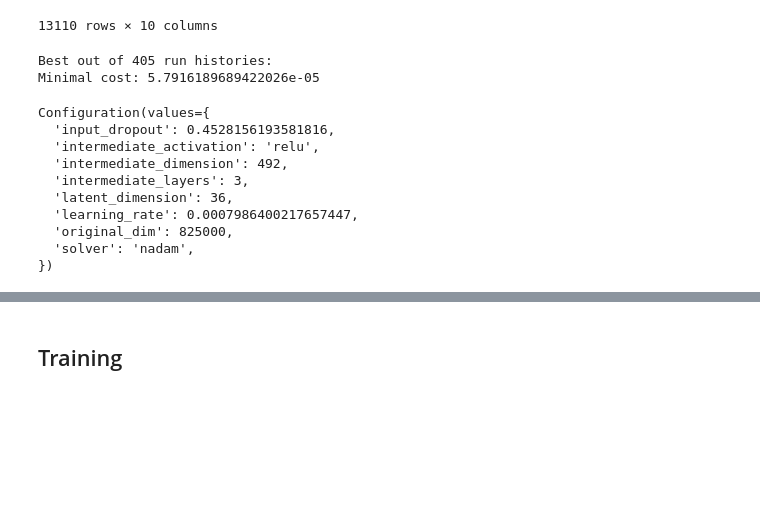
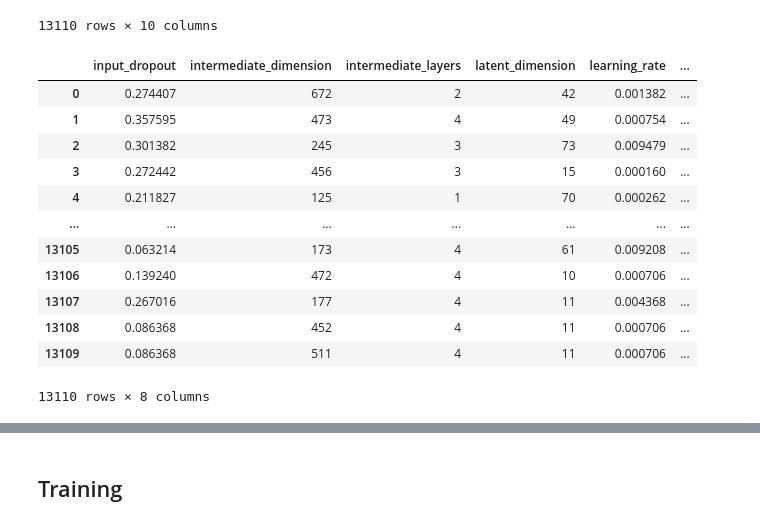
Before and after one commit to JosuaCarl/MStoML, a Jupyter notebook: skripts/VAE/VAE_interpret.ipynb, the cells around one changed output, grey strips where cells are left out. Cells and saved outputs as stored; diff of their text form; code cells hidden in the pictures; blank space fills up the shorter version.

```diff
--- a/skripts/VAE/VAE_interpret.ipynb
+++ b/skripts/VAE/VAE_interpret.ipynb
@@ -44,22 +46,3 @@ results
 | 13108 | 13108 | 9169 | {'input_dropout': 0.0863679618306... | NaN | 11.111111 | 209652396 | 1.189073 | 4.358716 | 1 | ... |
 | 13109 | 13109 | 9171 | {'input_dropout': 0.0863681132287... | NaN | 11.111111 | 209652396 | 1.133701 | 4.899192 | 1 | ... |
 13110 rows × 10 columns
-# %%
-runhistories = read_runhistories([outdir], skip_dirs=["log"])
-print(f"Best out of {len(runhistories)} run histories:")
-best_config = runhistories.get_configs(sort_by="cost")[0]
-print(f"Minimal cost: {runhistories.get_min_cost(best_config)}")
-best_config
-# %% [output]
-Best out of 405 run histories:
-Minimal cost: 5.7916189689422026e-05
-Configuration(values={
-  'input_dropout': 0.4528156193581816,
-  'intermediate_activation': 'relu',
-  'intermediate_dimension': 492,
-  'intermediate_layers': 3,
-  'latent_dimension': 36,
-  'learning_rate': 0.0007986400217657447,
-  'original_dim': 825000,
-  'solver': 'nadam',
-})
@@ -65,0 +53,16 @@ Configuration(values={
+# %%
+plt_df
+# %% [output]
+|  | input_dropout | intermediate_dimension | intermediate_layers | latent_dimension | learning_rate | ... |
+| 0 | 0.274407 | 672 | 2 | 42 | 0.001382 | ... |
+| 1 | 0.357595 | 473 | 4 | 49 | 0.000754 | ... |
+| 2 | 0.301382 | 245 | 3 | 73 | 0.009479 | ... |
+| 3 | 0.272442 | 456 | 3 | 15 | 0.000160 | ... |
+| 4 | 0.211827 | 125 | 1 | 70 | 0.000262 | ... |
+| ... | ... | ... | ... | ... | ... | ... |
+| 13105 | 0.063214 | 173 | 4 | 61 | 0.009208 | ... |
+| 13106 | 0.139240 | 472 | 4 | 10 | 0.000706 | ... |
+| 13107 | 0.267016 | 177 | 4 | 11 | 0.004368 | ... |
+| 13108 | 0.086368 | 452 | 4 | 11 | 0.000706 | ... |
+| 13109 | 0.086368 | 511 | 4 | 11 | 0.000706 | ... |
+13110 rows × 8 columns
```
Also changed, not shown: parts of 7 cells of this notebook, 2 other files.
